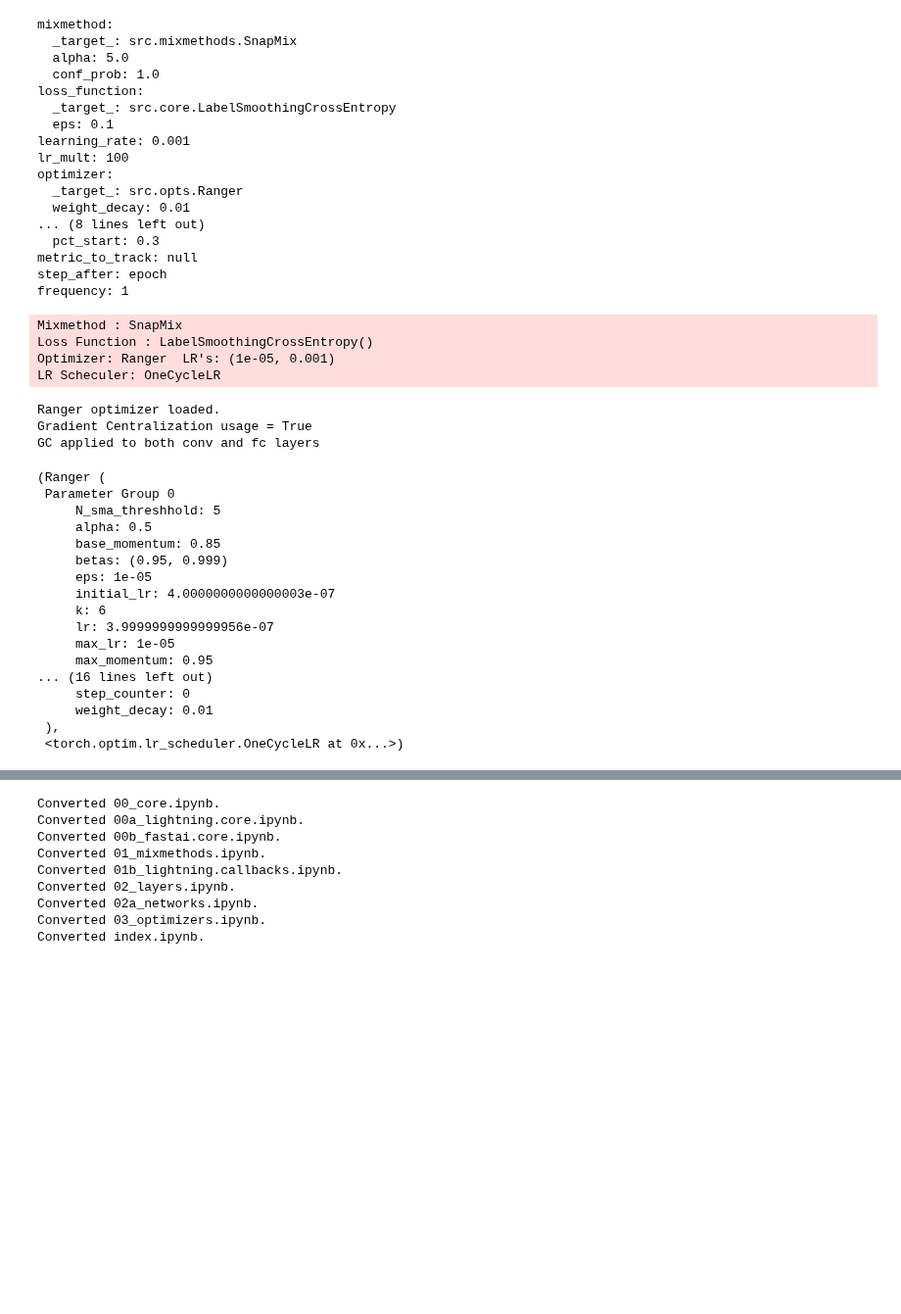
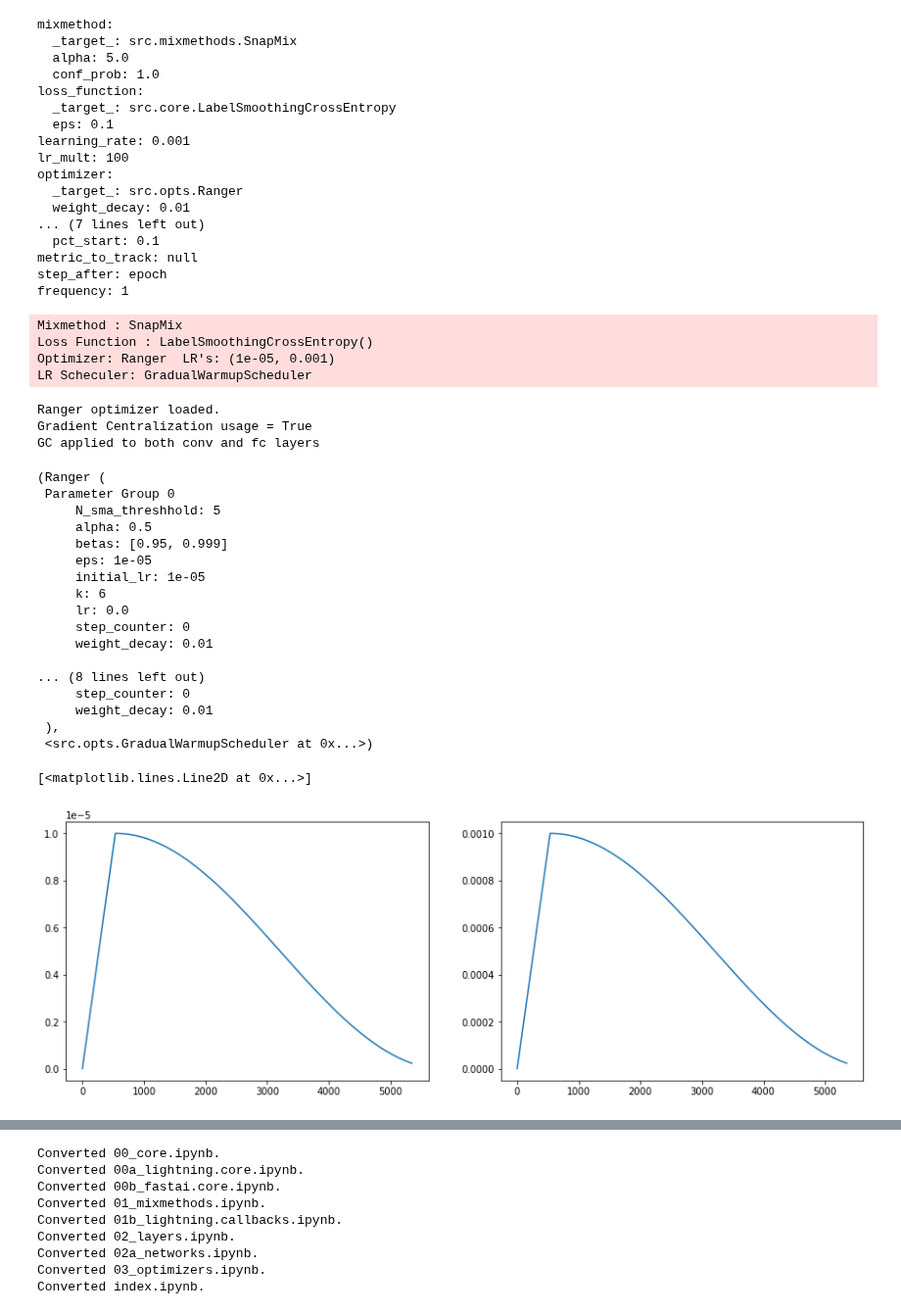
Before and after one commit to benihime91/leaf-disease-classification-kaggle, a Jupyter notebook: nbs/00a_lightning.core.ipynb, the cells around one changed output, grey strips where cells are left out. Shown at 98% size. Saved outputs shown, nothing was run; the diff lists cells and outputs as text; code cells hidden in the pictures; blank space fills up the shorter version.

```diff
--- a/nbs/00a_lightning.core.ipynb
+++ b/nbs/00a_lightning.core.ipynb
@@ -216,8 +216,13 @@ class LightningCassava(pl.LightningModule):
 
             elif self.hparams["scheduler"]["_target_"] == "src.opts.FlatCos":
                 sch = instantiate(self.hparams["scheduler"],
-                                       optimizer=opt,
-                                       steps_per_epoch=len(self.train_dataloader()))
+                                  optimizer=opt,
+                                  steps_per_epoch=len(self.train_dataloader()))
+
+            elif self.hparams["scheduler"]["_target_"] == "src.opts.CosineAnnealingWarmupScheduler":
+                sch = instantiate(self.hparams["scheduler"],
+                                 optimizer=opt,
+                                 steps_per_epoch=len(self.train_dataloader()))
 
             else:
                 sch = instantiate(self.hparams["scheduler"], optimizer=opt)
@@ -260,7 +265,7 @@ model_hparams = dict(
     learning_rate = 1e-03,
     lr_mult = 100,
     optimizer = dict(_target_='src.opts.Ranger', weight_decay=1e-02, betas=(0.95, 0.999), eps=1e-05),
-    scheduler = dict(_target_='torch.optim.lr_scheduler.OneCycleLR', cycle_momentum=True, epochs=10, pct_start=0.3),
+    scheduler = dict(_target_='src.opts.CosineAnnealingWarmupScheduler', total_epochs=10, pct_start=0.1),
     metric_to_track = None,
     step_after = "epoch",
     frequency = 1,
@@ -281,8 +286,8 @@ lr_mult: 100
 optimizer:
   _target_: src.opts.Ranger
   weight_decay: 0.01
-... (8 lines left out)
-  pct_start: 0.3
+... (7 lines left out)
+  pct_start: 0.1
 metric_to_track: null
 step_after: epoch
 frequency: 1
@@ -303,7 +308,7 @@ opt, lr_scheduler
 Mixmethod : SnapMix
 Loss Function : LabelSmoothingCrossEntropy()
 Optimizer: Ranger  LR's: (1e-05, 0.001)
-LR Scheculer: OneCycleLR
+LR Scheculer: GradualWarmupScheduler
 Ranger optimizer loaded.
 Gradient Centralization usage = True
 GC applied to both conv and fc layers
@@ -311,19 +316,37 @@ GC applied to both conv and fc layers
  Parameter Group 0
      N_sma_threshhold: 5
      alpha: 0.5
-     base_momentum: 0.85
-     betas: (0.95, 0.999)
+     betas: [0.95, 0.999]
      eps: 1e-05
-     initial_lr: 4.0000000000000003e-07
+     initial_lr: 1e-05
      k: 6
-     lr: 3.9999999999999956e-07
-     max_lr: 1e-05
-     max_momentum: 0.95
-... (16 lines left out)
+     lr: 0.0
+     step_counter: 0
+     weight_decay: 0.01
+
+... (8 lines left out)
      step_counter: 0
      weight_decay: 0.01
  ),
- <torch.optim.lr_scheduler.OneCycleLR at 0x...>)
+ <src.opts.GradualWarmupScheduler at 0x...>)
+# %%
+lr0 = []
+lr1 = []
+
+for e in range(10):
+    for idx in range(len(train_dl)):
+        opt.step()
+        lr_scheduler.step()
+        lr0.append(lr_scheduler.get_lr()[0])
+        lr1.append(lr_scheduler.get_lr()[1])
+
+
+_ , (ax1, ax2) = plt.subplots(nrows=1, ncols=2, figsize=(15,5))
+ax1.plot(lr0)
+ax2.plot(lr1)
+# %% [output]
+[<matplotlib.lines.Line2D at 0x...>]
+[figure, added]
 # %%
 print(model.hparams.pretty())
 # %% [output]
```
Also changed, not shown: parts of 2 cells of this notebook, 4 other files.
